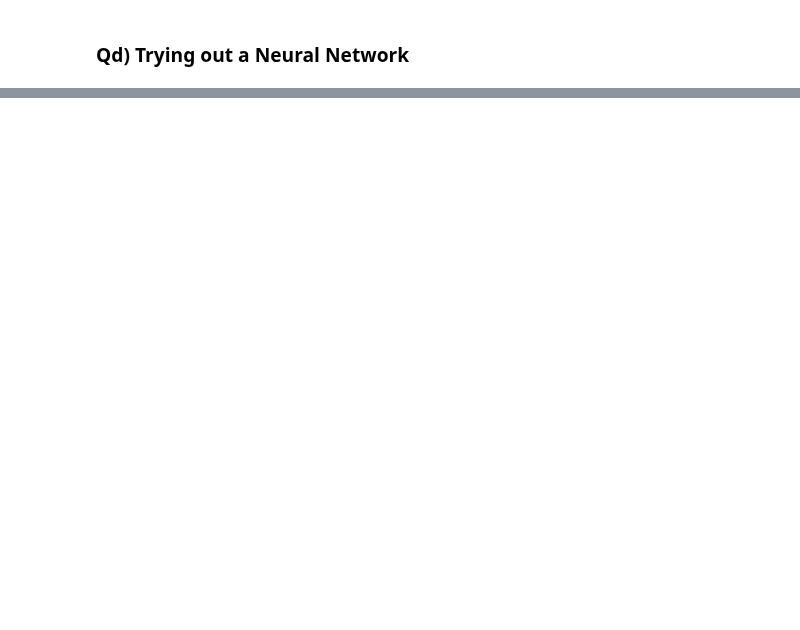
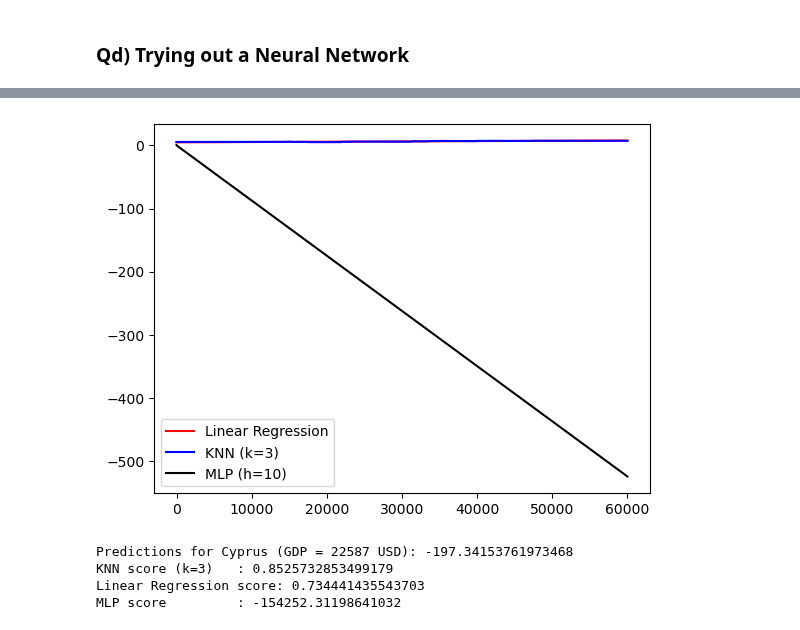
Before and after one commit to Eventid3/mal_grp30, a Jupyter notebook: O1/o1.ipynb, the cells around one changed output, grey strips where cells are left out. Drawn from its saved outputs; the diff is of its cells as text; code cells hidden in the pictures; blank space fills up the shorter version.

```diff
--- a/O1/o1.ipynb
+++ b/O1/o1.ipynb
@@ -70,2 +269,29 @@ importlib.reload(malutils)
 # %% [markdown]
 ### Qd) Trying out a Neural Network
+# %%
+from sklearn.neural_network import MLPRegressor
+
+# Setup MLPRegressor
+mlp = MLPRegressor( hidden_layer_sizes=(10,), solver='adam', activation='relu', tol=1E-5, max_iter=100000, verbose=True)
+mlp.fit(X, y.ravel())
+
+# lets make a MLP regressor prediction and redo the plots
+y_pred_mlp = mlp.predict(M)
+
+mlp_score = mlp.score(X, y)
+
+plt.plot(m, y_pred_lin, "r", label="Linear Regression")
+plt.plot(m, y_pred_knn, "b", label="KNN (k=3)")
+plt.plot(m, y_pred_mlp, "k", label="MLP (h=10)")
+
+plt.legend()
+plt.show()
+
+y_nn_pred = mlp.predict(X_cyprus)
+print(f"Predictions for Cyprus (GDP = 22587 USD): {y_nn_pred[0]}")
+
+# Scores
+print(f"KNN score (k=3)   : {knn_score3}")
+print(f"Linear Regression score: {R2_skl}")
+print(f"MLP score         : {mlp_score}")
+# %% [output]
@@ -71,0 +315,5 @@ importlib.reload(malutils)
+[figure, added]
+Predictions for Cyprus (GDP = 22587 USD): -197.34153761973468
+KNN score (k=3)   : 0.8525732853499179
+Linear Regression score: 0.734441435543703
+MLP score         : -154252.31198641032
```
Also changed, not shown: parts of 8 cells of this notebook.
